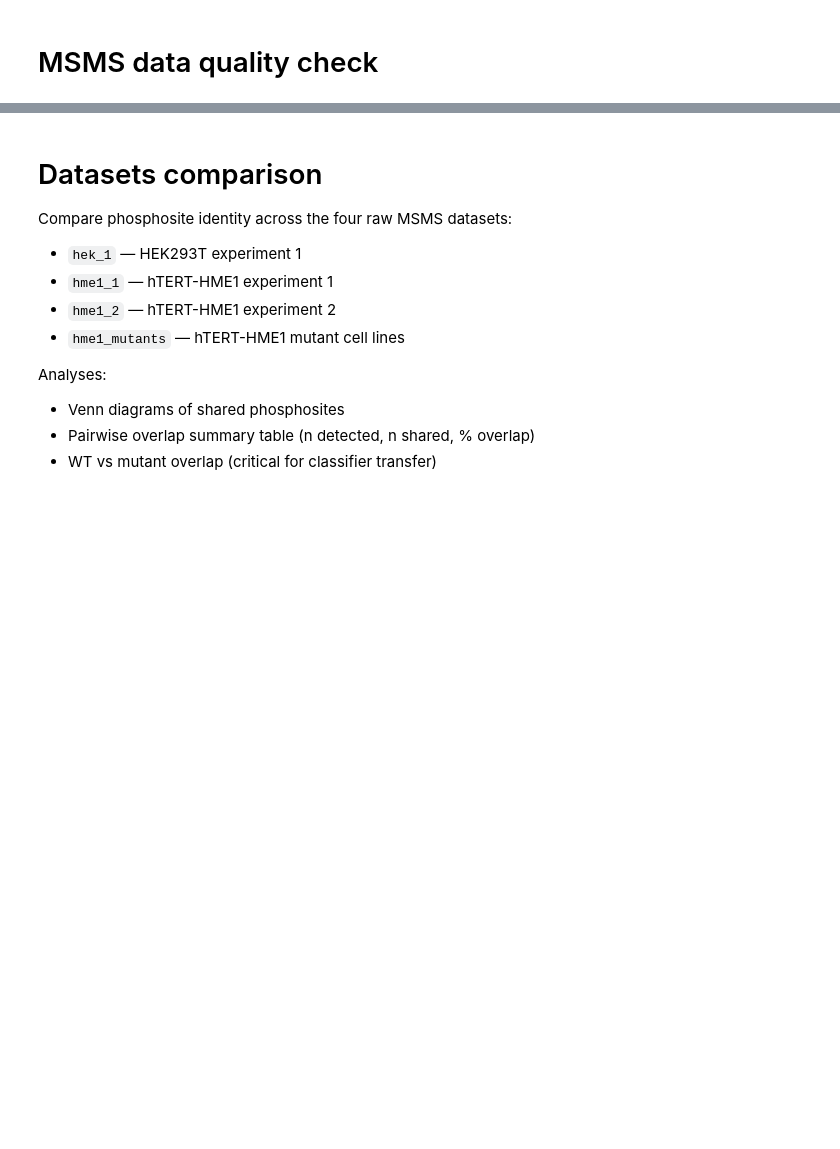
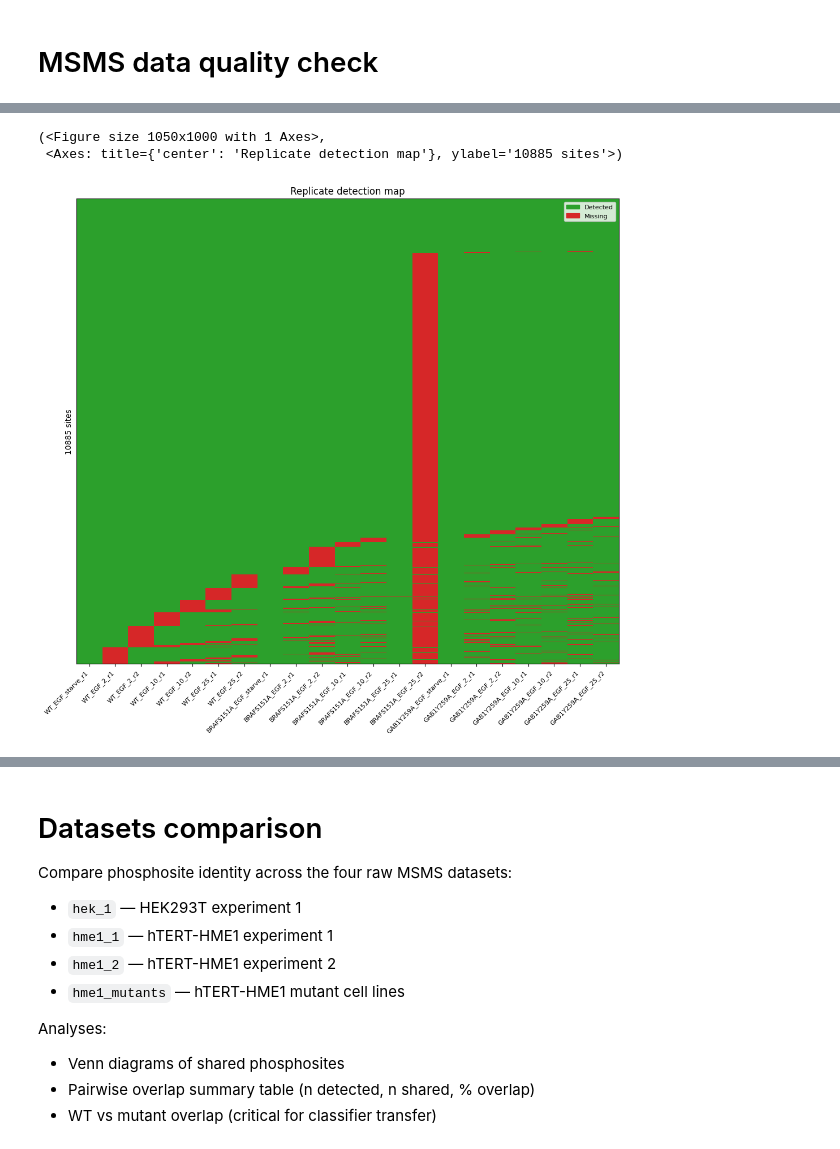
Before and after one commit to IgnacioNavas/TMT_Data_analysis, a Jupyter notebook: notebooks/02_qc/MSMS_data_QC.ipynb, the cells around one changed output, grey strips where cells are left out. Saved outputs shown, nothing was run; the diff lists cells and outputs as text; code cells hidden in the pictures; blank space fills up the shorter version.

```diff
--- a/notebooks/02_qc/MSMS_data_QC.ipynb
+++ b/notebooks/02_qc/MSMS_data_QC.ipynb
@@ -49,11 +68,15 @@ nreps_distribution(
 # %%
 replicate_detection_map(
-    TMT_plex_sample,
-    cell_lines=["WT"],
+    hme1_mutants,
+    cell_lines=["WT", "BRAFS151A", "GAB1Y259A"],
     conditions=["_EGF_"], #, "_INS_","_EGFnINS_"],
     data_type="raw:abs",
     missing_value=0.0,
     figsize=None,
     title="Replicate detection map",
     ax=None,
 )
+# %% [output]
+(<Figure size 1050x1000 with 1 Axes>,
+ <Axes: title={'center': 'Replicate detection map'}, ylabel='10885 sites'>)
+[figure, added]
```
Also changed, not shown: parts of 21 cells of this notebook, 6 other files.
